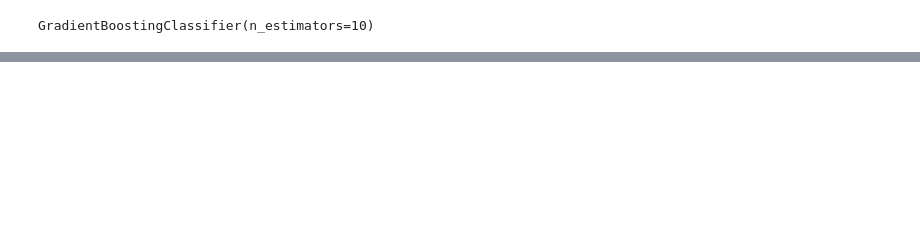
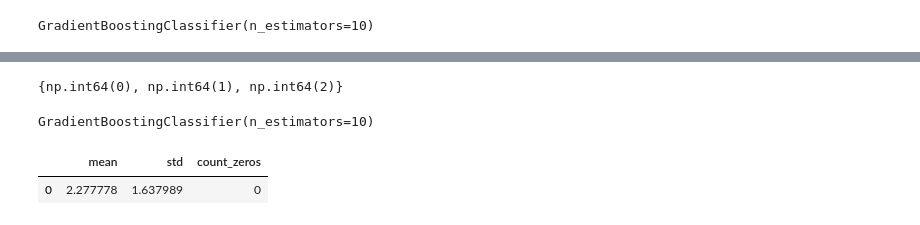
Before and after one commit to dabzr/LogicExplainML, a Jupyter notebook: testing/notebooks/colab notebooks/z3_gb_xai.ipynb, the cells around one changed output, grey strips where cells are left out. Cells and saved outputs as stored; diff of their text form; code cells hidden in the pictures; blank space fills up the shorter version.

```diff
--- a/testing/notebooks/colab notebooks/z3_gb_xai.ipynb
+++ b/testing/notebooks/colab notebooks/z3_gb_xai.ipynb
@@ -263,0 +312,30 @@ GradientBoostingClassifier(n_estimators=10)
+# %%
+wine = load_wine()
+X_wine, y_wine = wine.data, wine.target
+X_wine_train, X_wine_test, y_wine_train, y_wine_test = train_test_split(X_wine, y_wine, test_size=0.1, random_state=101)
+set(wine.target)
+# %% [output]
+{np.int64(0), np.int64(1), np.int64(2)}
+# %%
+gb_wine.fit(X_wine_train, y_wine_train)
+# %% [output]
+GradientBoostingClassifier(n_estimators=10)
+# %%
+wine_explain_sizes = pd.DataFrame(columns=['explain_size'])
+count_zeros = 0
+
+for i in range(len(X_wine_test)):
+  explain_size = len(explain_instance(gb_wine, X_wine, X_wine_test[i]))
+  if explain_size == 0:
+    count_zeros += 1
+  wine_explain_sizes.loc[len(wine_explain_sizes)] = [explain_size]
+# %%
+wine_explain_stat = pd.DataFrame({
+    'mean': [wine_explain_sizes['explain_size'].mean()],
+    'std': [wine_explain_sizes['explain_size'].std()],
+    'count_zeros': [count_zeros]
+})
+wine_explain_stat
+# %% [output]
+|  | mean | std | count_zeros |
+| 0 | 2.277778 | 1.637989 | 0 |
```
Also changed, not shown: parts of 27 cells of this notebook.
